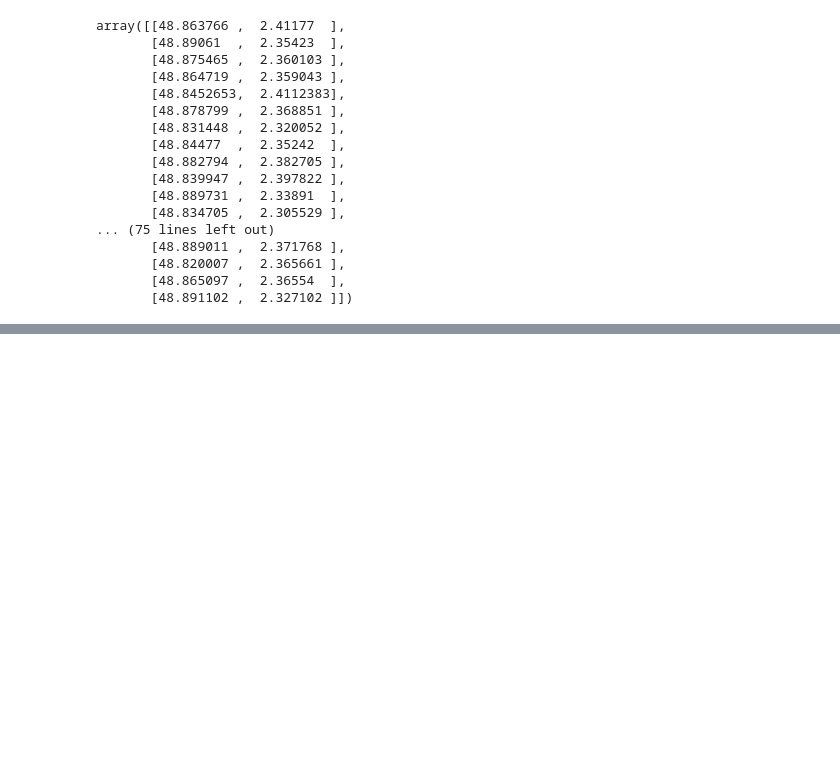
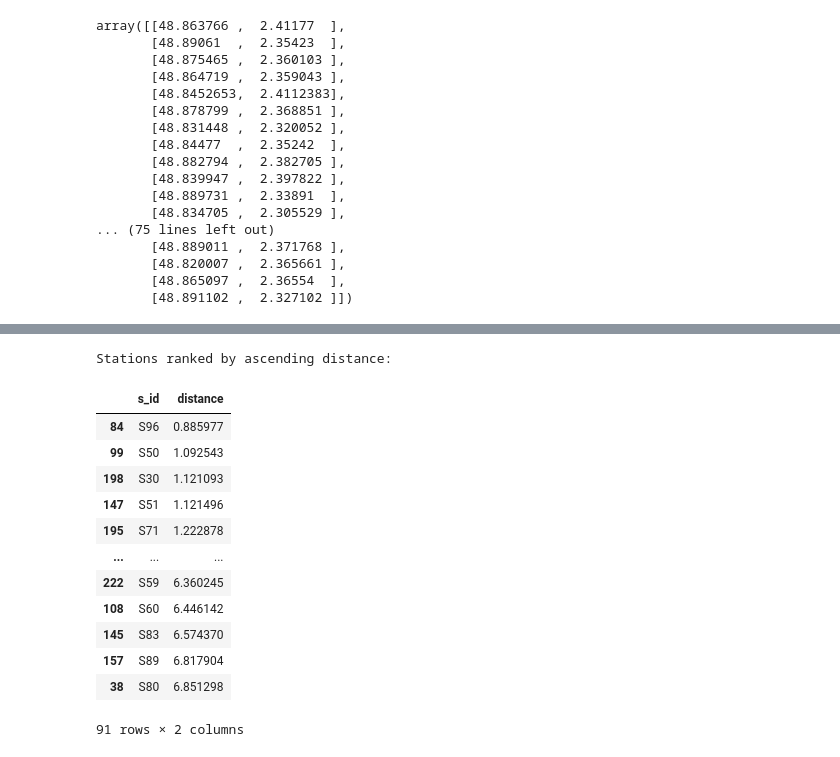
Before and after one commit to dantruski/Projet-Python-DS-Belib, a Jupyter notebook: daniel_3.ipynb, the cells around one changed output, grey strips where cells are left out. Saved outputs shown, nothing was run; the diff lists cells and outputs as text; code cells hidden in the pictures; blank space fills up the shorter version.

```diff
--- a/daniel_3.ipynb
+++ b/daniel_3.ipynb
@@ -67,11 +67,11 @@ Indicator for average availability
 # %%
 R= 6371.0 #radius of the Earth in km
 def haversine(lat1,lon1,lat2,lon2):
-    lat1, lon1, lat2, lon2 = map(radians, [lat1, lon1, lat2, lon2])
+    lat1, lon1, lat2, lon2 = map(np.radians, [lat1, lon1, lat2, lon2])
     dlat = lat2 - lat1
     dlon = lon2 - lon1
     a = np.sin(dlat / 2)**2 + np.cos(lat1) * np.cos(lat2) * np.sin(dlon / 2)**2
-    c = 2 * np.atan2(sqrt(a), sqrt(1 - a))
+    c = 2 * np.atan2(np.sqrt(a), np.sqrt(1 - a))
 
     distance = R * c
 
@@ -123,0 +113,26 @@ def availability_status(station,t):
+# %%
+def stations_distance(lat,lon):
+    df_static['distance'] = df_static.apply(lambda row: haversine(lat, lon, row['latitude'], row['longitude']), axis=1)
+    df_sorted = df_static.sort_values(by='distance', ascending=True)
+    unique_stations_sorted = df_sorted.drop_duplicates(subset='s_id', keep='first')
+
+    print("Stations ranked by ascending distance:")
+    return unique_stations_sorted[['s_id', 'distance']]
+
+
+stations_distance(48.83685489572276, 2.3377214143800433)
+# %% [output]
+Stations ranked by ascending distance:
+|  | s_id | distance |
+| 84 | S96 | 0.885977 |
+| 99 | S50 | 1.092543 |
+| 198 | S30 | 1.121093 |
+| 147 | S51 | 1.121496 |
+| 195 | S71 | 1.222878 |
+| ... | ... | ... |
+| 222 | S59 | 6.360245 |
+| 108 | S60 | 6.446142 |
+| 145 | S83 | 6.574370 |
+| 157 | S89 | 6.817904 |
+| 38 | S80 | 6.851298 |
+91 rows × 2 columns
```
Also changed, not shown: parts of 2 cells of this notebook.
